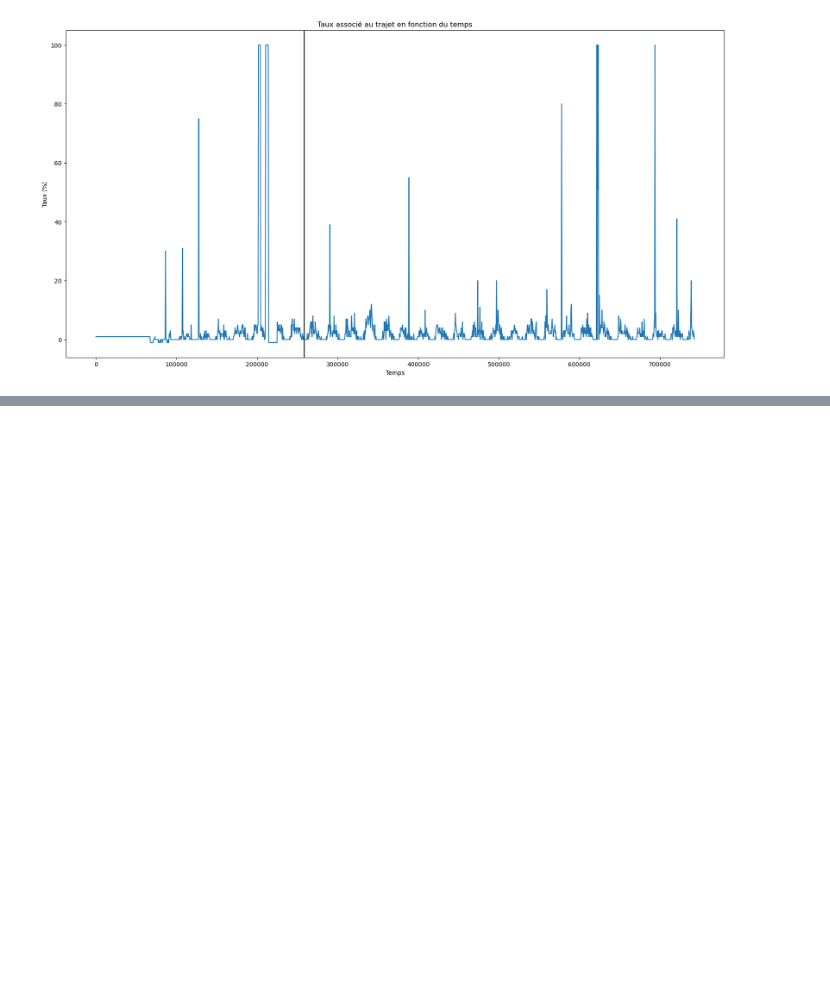
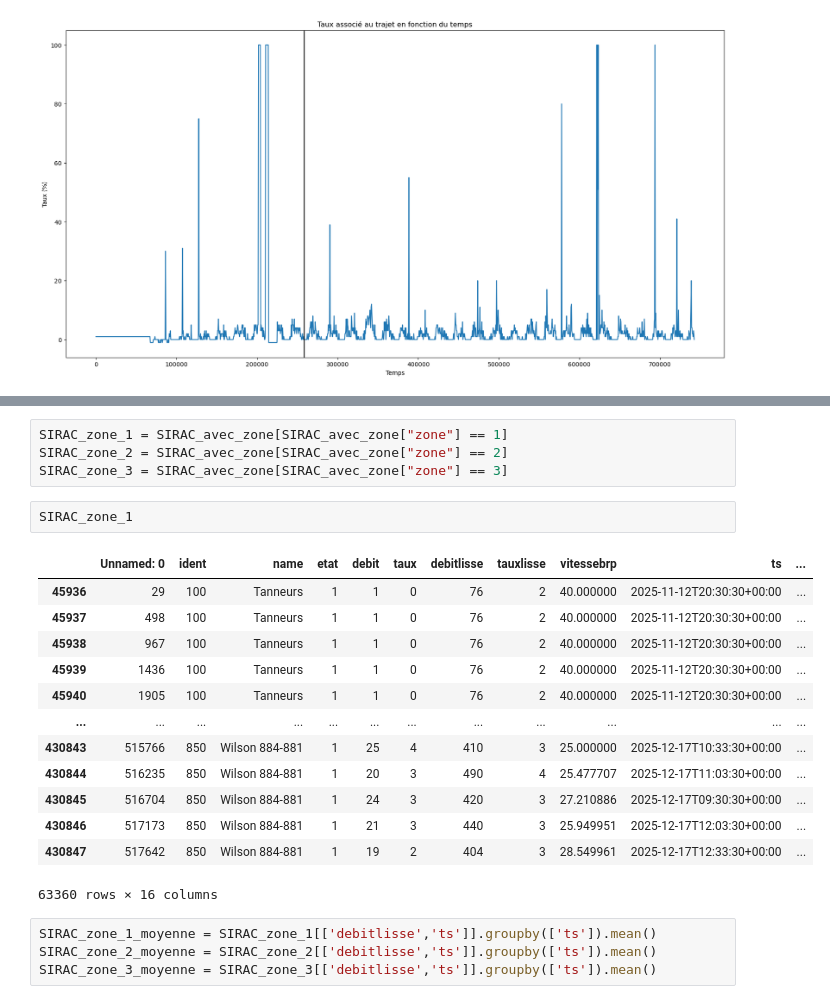
Before and after one commit to emiliejd/project_MCNDU, a Jupyter notebook: Exploitation_Graphique_Strasbourg.ipynb, the cells around one changed output, grey strips where cells are left out. Drawn from its saved outputs; the diff is of its cells as text; blank space fills up the shorter version.

```diff
--- a/Exploitation_Graphique_Strasbourg.ipynb
+++ b/Exploitation_Graphique_Strasbourg.ipynb
@@ -119,0 +160,24 @@ plt.show()
+# %%
+SIRAC_zone_1 = SIRAC_avec_zone[SIRAC_avec_zone["zone"] == 1]
+SIRAC_zone_2 = SIRAC_avec_zone[SIRAC_avec_zone["zone"] == 2]
+SIRAC_zone_3 = SIRAC_avec_zone[SIRAC_avec_zone["zone"] == 3]
+# %%
+SIRAC_zone_1
+# %% [output]
+|  | Unnamed: 0 | ident | name | etat | debit | taux | debitlisse | tauxlisse | vitessebrp | ts | ... |
+| 45936 | 29 | 100 | Tanneurs | 1 | 1 | 0 | 76 | 2 | 40.000000 | 2025-11-12T20:30:30+00:00 | ... |
+| 45937 | 498 | 100 | Tanneurs | 1 | 1 | 0 | 76 | 2 | 40.000000 | 2025-11-12T20:30:30+00:00 | ... |
+| 45938 | 967 | 100 | Tanneurs | 1 | 1 | 0 | 76 | 2 | 40.000000 | 2025-11-12T20:30:30+00:00 | ... |
+| 45939 | 1436 | 100 | Tanneurs | 1 | 1 | 0 | 76 | 2 | 40.000000 | 2025-11-12T20:30:30+00:00 | ... |
+| 45940 | 1905 | 100 | Tanneurs | 1 | 1 | 0 | 76 | 2 | 40.000000 | 2025-11-12T20:30:30+00:00 | ... |
+| ... | ... | ... | ... | ... | ... | ... | ... | ... | ... | ... | ... |
+| 430843 | 515766 | 850 | Wilson 884-881 | 1 | 25 | 4 | 410 | 3 | 25.000000 | 2025-12-17T10:33:30+00:00 | ... |
+| 430844 | 516235 | 850 | Wilson 884-881 | 1 | 20 | 3 | 490 | 4 | 25.477707 | 2025-12-17T11:03:30+00:00 | ... |
+| 430845 | 516704 | 850 | Wilson 884-881 | 1 | 24 | 3 | 420 | 3 | 27.210886 | 2025-12-17T09:30:30+00:00 | ... |
+| 430846 | 517173 | 850 | Wilson 884-881 | 1 | 21 | 3 | 440 | 3 | 25.949951 | 2025-12-17T12:03:30+00:00 | ... |
+| 430847 | 517642 | 850 | Wilson 884-881 | 1 | 19 | 2 | 404 | 3 | 28.549961 | 2025-12-17T12:33:30+00:00 | ... |
+63360 rows × 16 columns
+# %%
+SIRAC_zone_1_moyenne = SIRAC_zone_1[['debitlisse','ts']].groupby(['ts']).mean()
+SIRAC_zone_2_moyenne = SIRAC_zone_2[['debitlisse','ts']].groupby(['ts']).mean()
+SIRAC_zone_3_moyenne = SIRAC_zone_3[['debitlisse','ts']].groupby(['ts']).mean()
```
Also changed, not shown: parts of 8 cells of this notebook.
